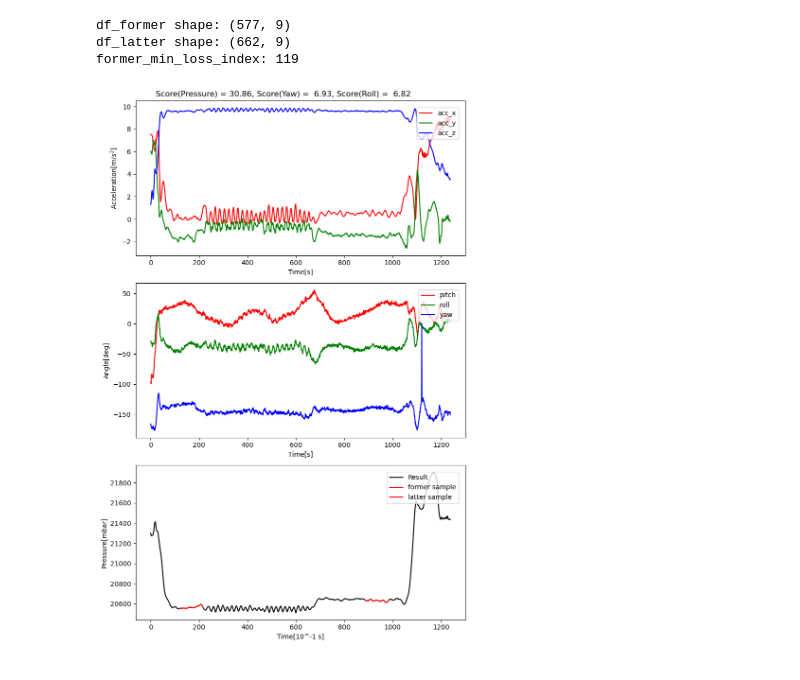
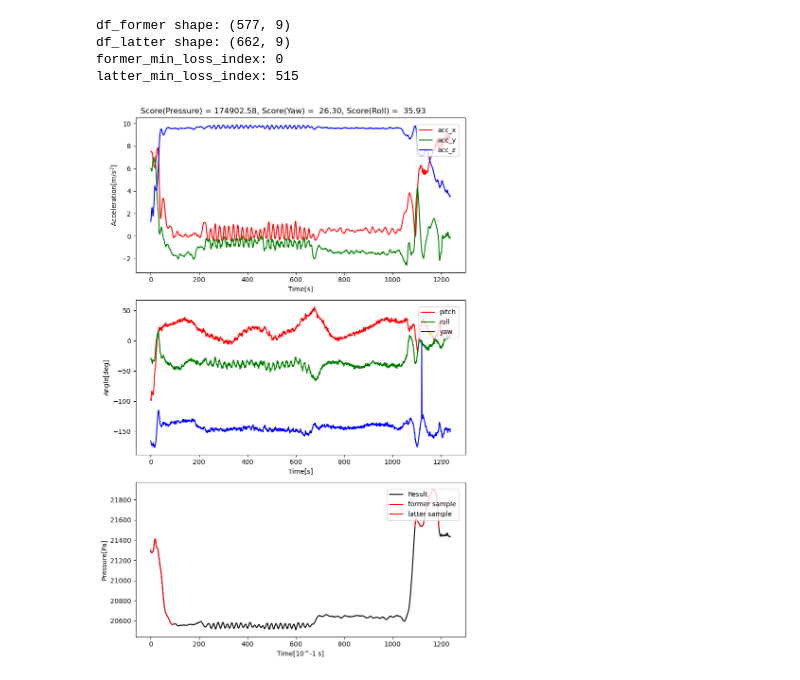
Before and after one commit to shiokoala/ouyou, a Jupyter notebook: score.ipynb, the cells around one changed output. Saved outputs shown, nothing was run; the diff lists cells and outputs as text; code cells hidden in the pictures.

```diff
--- a/score.ipynb
+++ b/score.ipynb
@@ -8,18 +8,18 @@ from typing import Tuple
 # %%
 RHO=997 #kg/m^3
 G = 9.8 #m/s^2 #pho* g* h [kg/m/s^2 = N/m^2]
-P_ATM = 1013 #mbar
+P_ATM = 101325 #Pa
 
 rng = np.random.default_rng()
 # %%
 #水深からその場所での圧力推定値を出力する
-def z_to_mbar(z:float, v=0.5):
-  return (RHO*G*z+0.5*RHO*v**2)/100+P_ATM # N/m^2 -> kgf/
+def z_to_Pa(z:float, v=0.5):
+  return (RHO*G*z+0.5*RHO*v**2) + P_ATM # N/m^2
 # %%
 #set initial value
 time_devided = 65 #6.5s
-pressure_former = z_to_mbar(1) #水深1m　速度0.5m/sの時のpressure
-pressure_latter = z_to_mbar(0.5) #水深0.5m　速度0.5m/sの時のpressure
+pressure_former = z_to_Pa(1) #水深1m　速度0.5m/sの時のpressure
+pressure_latter = z_to_Pa(0.5) #水深0.5m　速度0.5m/sの時のpressure
 time_range = 100 #2s
 # %%
 def normalize(df_result: pd.DataFrame) -> pd.DataFrame:
@@ -70,7 +70,7 @@ def culc_score_yawroll(df_result: pd.DataFrame, start_index) -> Tuple[float,floa
 
   return score_roll, score_yaw
 # %%
-def print_result(df_result:pd.DataFrame, df_target: pd.DataFrame, dir_out='./output/', filename=datetime.datetime.now().strftime("%Y-%m-%d %H%M%S")):
+def print_result(df_result:pd.DataFrame, dir_out='./output/', filename=datetime.datetime.now().strftime("%Y-%m-%d %H%M%S")):
    #normalize
    df = normalize(df_result)
    #trunc
@@ -88,6 +88,7 @@ def print_result(df_result:pd.DataFrame, df_target: pd.DataFrame, dir_out='./out
    score_val_former, former_min_loss_index = score(df_former,pressure_former)
    print("former_min_loss_index: " + str(former_min_loss_index))
    score_val_latter, latter_min_loss_index = score(df_latter,pressure_latter)
+   print("latter_min_loss_index: " + str(latter_min_loss_index))
    score_val = score_val_former + score_val_latter
    score_yaw_former, score_roll_former = culc_score_yawroll(df_former, former_min_loss_index)
    score_yaw_latter, score_roll_latter = culc_score_yawroll(df_latter, latter_min_loss_index)
@@ -116,7 +117,7 @@ def print_result(df_result:pd.DataFrame, df_target: pd.DataFrame, dir_out='./out
 
    # Orientation
    axes[2].set_xlabel('Time[10^-1 s]')
-   axes[2].set_ylabel('Pressure[mbar]')
+   axes[2].set_ylabel('Pressure[Pa]')
    axes[2].plot(df_trunc['pressure'],c='black',label='Result')
    axes[2].plot(df_trunc['pressure'].iloc[former_min_loss_index:former_min_loss_index+time_range],c='red',label='former sample')
    axes[2].plot(df_trunc['pressure'].iloc[latter_min_loss_index + len(df_former.index):latter_min_loss_index+time_range + len(df_former.index)],c='red',label='latter sample')
@@ -131,9 +132,10 @@ def print_result(df_result:pd.DataFrame, df_target: pd.DataFrame, dir_out='./out
    plt.savefig(path_out.joinpath(f"{filename}.png"), bbox_inches="tight")
    plt.savefig(path_out.joinpath(f"{filename}.pdf"), bbox_inches="tight")
 # %%
-print_result(pd.read_csv("rawdata_submit_modified.csv"), pd.read_csv("sine.csv"))
+print_result(pd.read_csv("rawdata_submit_modified.csv"))
 # %% [output]
 df_former shape: (577, 9)
 df_latter shape: (662, 9)
-former_min_loss_index: 119
+former_min_loss_index: 0
+latter_min_loss_index: 515
-[figure, old version]
+[figure, new version]
```
Also changed, not shown: 4 other files.
